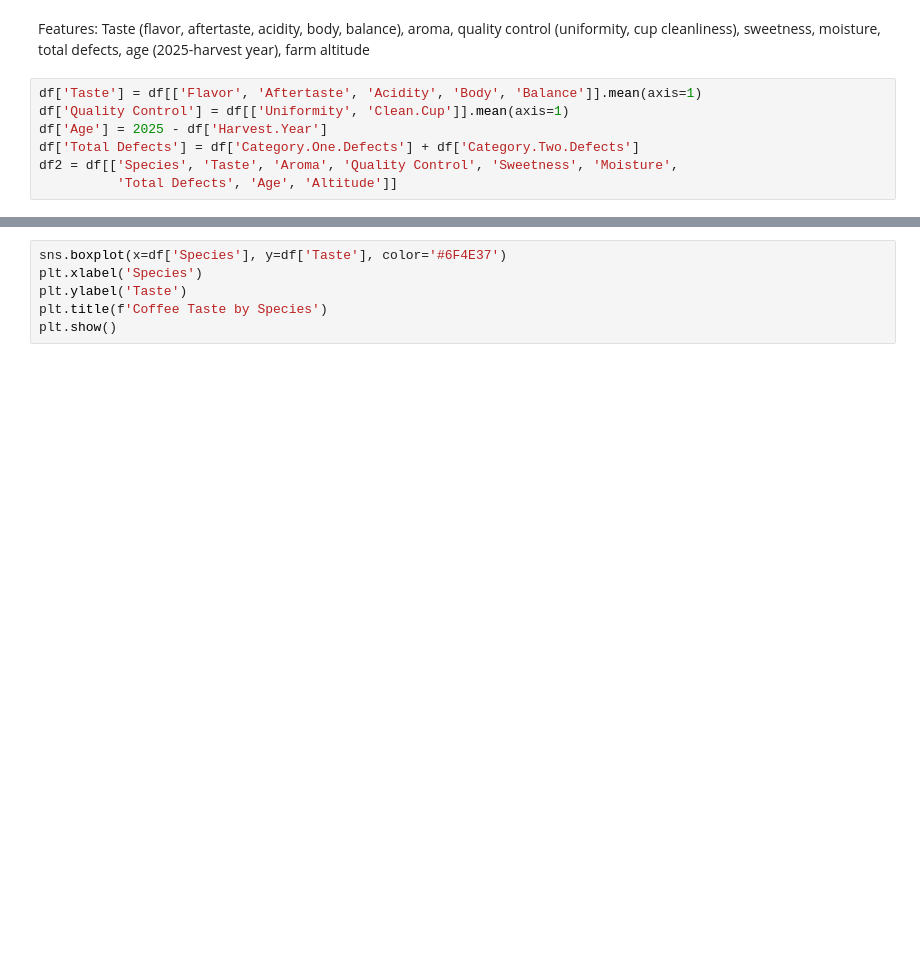
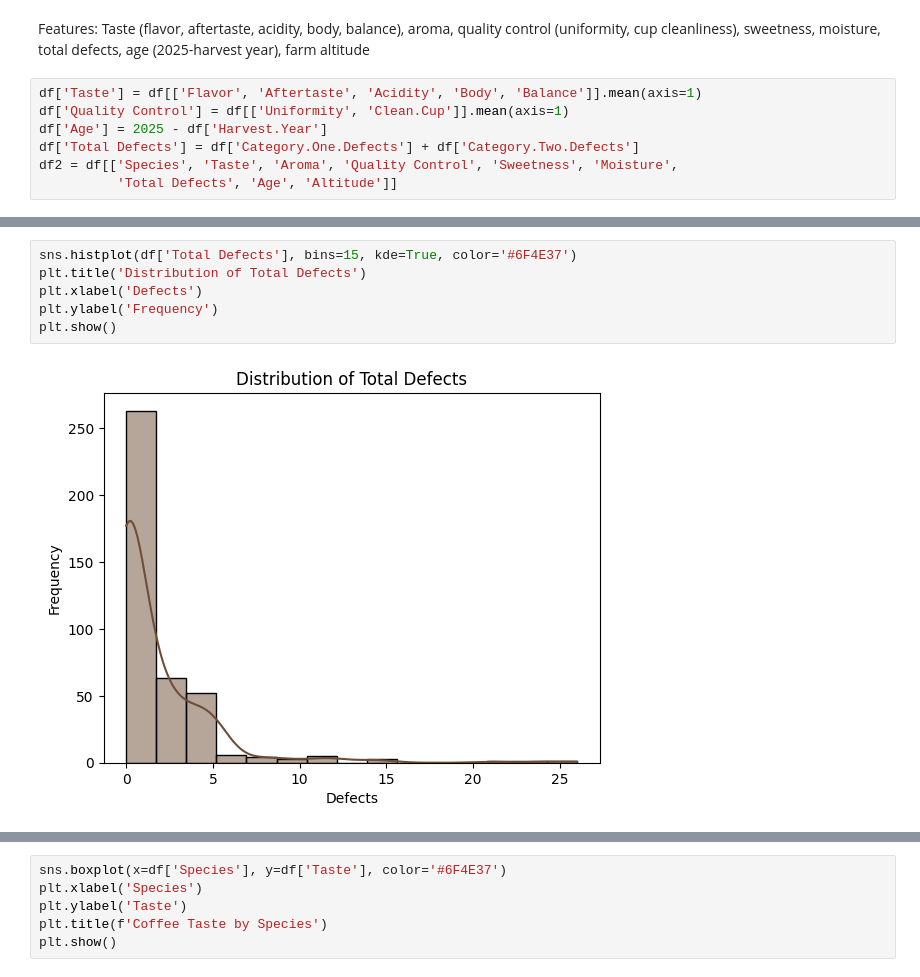
Before and after one commit to ashritakodali/coffee_quality_analysis, a Jupyter notebook: ML_Project_Clustering.ipynb, the cells around one changed output, grey strips where cells are left out. Cells and saved outputs as stored; diff of their text form; blank space fills up the shorter version.

```diff
--- a/ML_Project_Clustering.ipynb
+++ b/ML_Project_Clustering.ipynb
@@ -132,0 +141,8 @@ df2 = df[['Species', 'Taste', 'Aroma', 'Quality Control', 'Sweetness', 'Moisture
+# %%
+sns.histplot(df['Total Defects'], bins=15, kde=True, color='#6F4E37')
+plt.title('Distribution of Total Defects')
+plt.xlabel('Defects')
+plt.ylabel('Frequency')
+plt.show()
+# %% [output]
+[figure, added]
```
Also changed, not shown: parts of 13 cells of this notebook.
